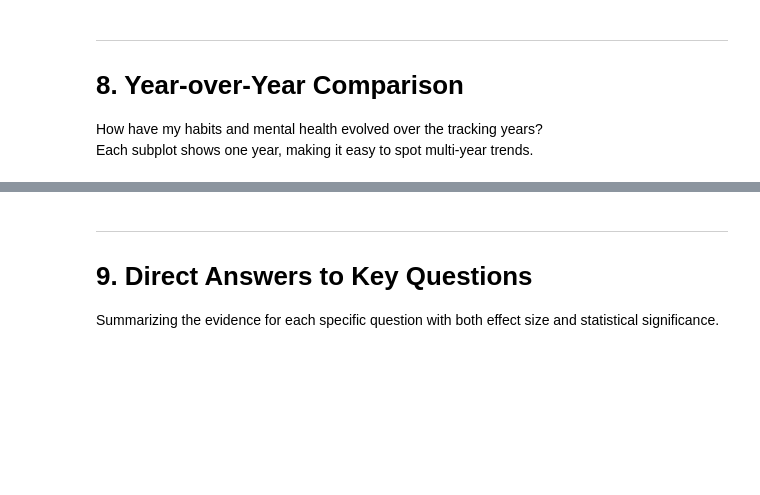
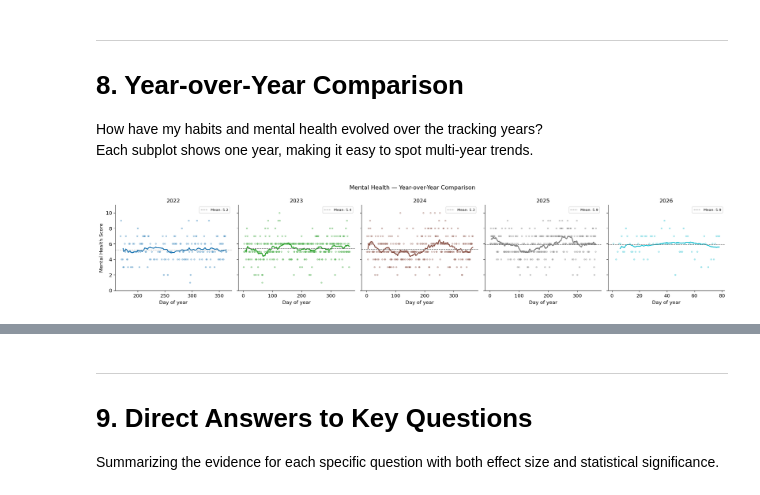
Before and after one commit to kyut0/habit-tracking, a Jupyter notebook: notebooks/20260320_Statistical_Analysis.ipynb, the cells around one changed output, grey strips where cells are left out. Cells and saved outputs as stored; diff of their text form; code cells hidden in the pictures; blank space fills up the shorter version.

```diff
--- a/notebooks/20260320_Statistical_Analysis.ipynb
+++ b/notebooks/20260320_Statistical_Analysis.ipynb
@@ -94,6 +95,8 @@ OUTCOME = 'Mental_Health'
 # ── Build analysis-ready dataframe ────────────────────────────────────────────
 # Cast booleans to int (0/1) — required for point-biserial correlation and OLS
 df_int = df[HABIT_COLS + [OUTCOME, 'Date']].copy()
+# Convert Date to Timestamp once so .dt accessor works throughout
+df_int['Date'] = pd.to_datetime(df_int['Date'])
 for col in HABIT_COLS:
     df_int[col] = df_int[col].astype(int)
 df_int[OUTCOME] = pd.to_numeric(df_int[OUTCOME], errors='coerce')
@@ -545,36 +668,37 @@ Each subplot shows one year, making it easy to spot multi-year trends.
 years = sorted(df_int['Year'].unique())
 n_years = len(years)
 
 fig, axes = plt.subplots(1, n_years, figsize=(4 * n_years, 4), sharey=True)
 if n_years == 1:
     axes = [axes]
 
 year_palette = plt.cm.tab10(np.linspace(0, 1, n_years))
 
 for ax, year, color in zip(axes, years, year_palette):
     yr_data = df_int[df_int['Year'] == year][['Date', OUTCOME]].dropna()
     yr_data = yr_data.sort_values('Date')
 
-    # Day-of-year for x-axis (compare same point in each year)
+    # Day-of-year for x-axis so all years share the same 1–365 scale
     yr_data['DayOfYear'] = yr_data['Date'].dt.dayofyear
 
     ax.scatter(yr_data['DayOfYear'], yr_data[OUTCOME],
                alpha=0.3, color=color, s=10)
-    # Rolling average (window=30 days)
     roll = yr_data.set_index('DayOfYear')[OUTCOME].rolling(30, min_periods=5).mean()
     ax.plot(roll.index, roll.values, color=color, linewidth=2)
 
     ax.set_title(str(year), fontsize=12)
     ax.set_xlabel('Day of year')
     ax.set_ylim(0, 11)
     ax.axhline(yr_data[OUTCOME].mean(), linestyle='--', color='grey', linewidth=1,
                label=f'Mean: {yr_data[OUTCOME].mean():.1f}')
     ax.legend(fontsize=8)
 
 axes[0].set_ylabel('Mental Health Score')
-fig.suptitle('Mental Health — Year-over-Year Comparison', fontsize=13)
+fig.suptitle('Mental Health \u2014 Year-over-Year Comparison', fontsize=13)
 plt.tight_layout()
 plt.show()
+# %% [output]
+[figure, added]
 # %%
 # ── Habit completion rates: year over year ─────────────────────────────────────
 highlight_habits = ['Exercised', 'Danced', 'Mindfulness', 'Cold_Plunge',
```
Also changed, not shown: parts of 21 cells of this notebook.
